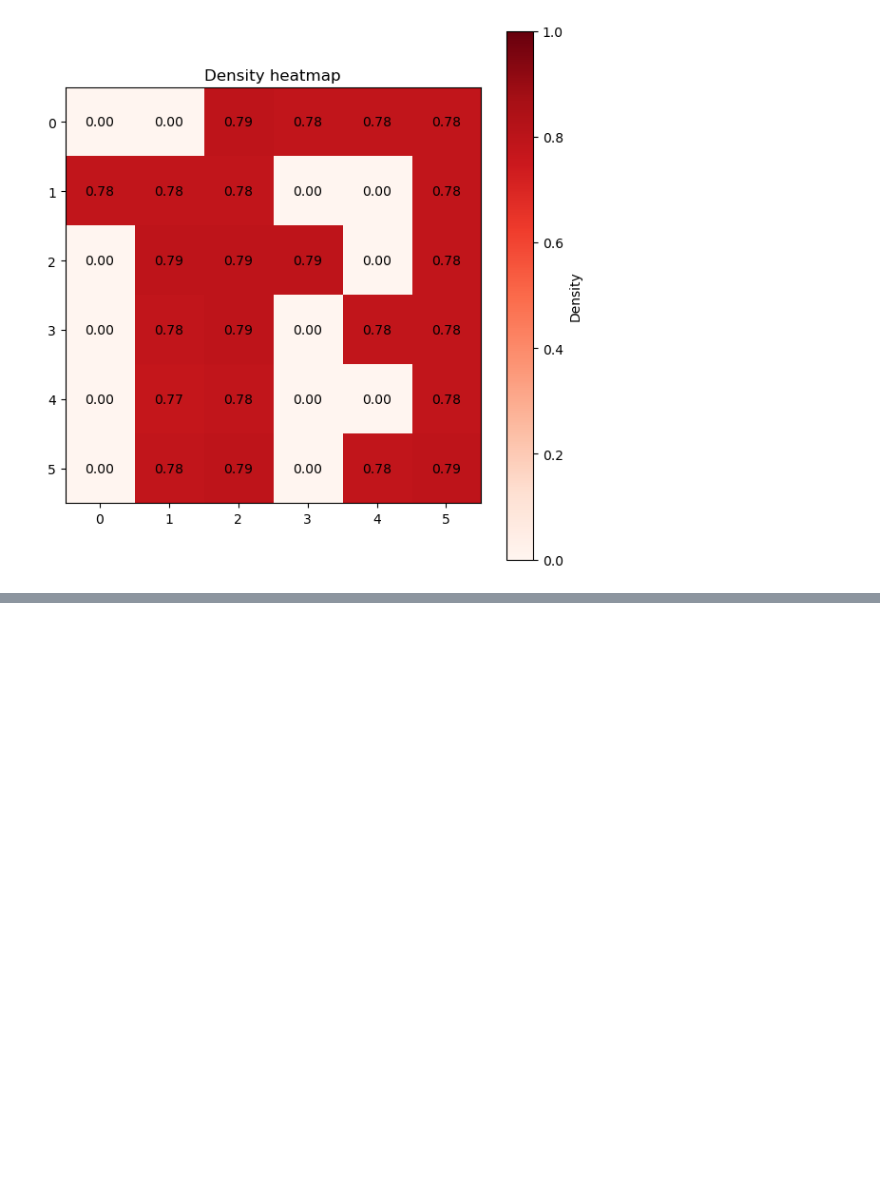
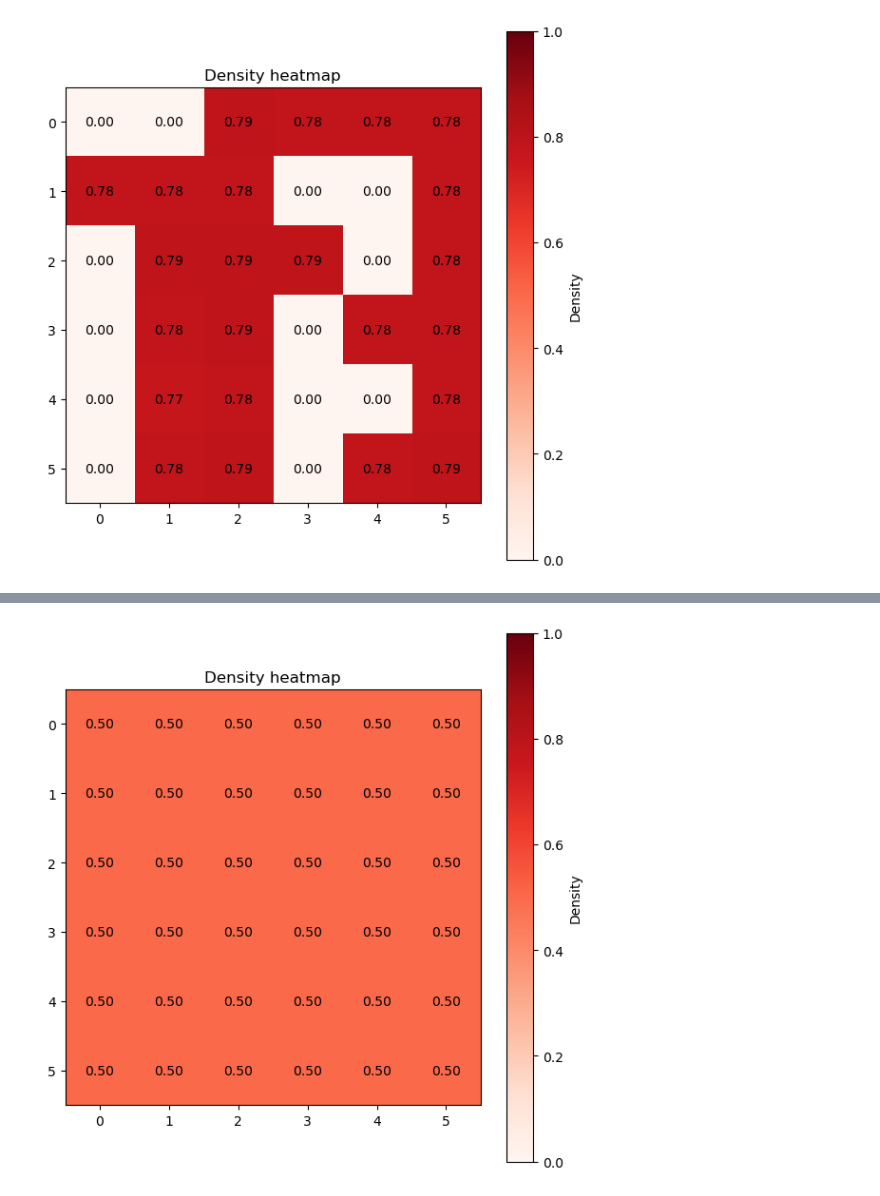
Before and after one commit to TalionS/Schelling-simulation, a Jupyter notebook: Schelling_model.ipynb, the cells around one changed output, grey strips where cells are left out. Cells and saved outputs as stored; diff of their text form; code cells hidden in the pictures; blank space fills up the shorter version.

Commit message:
version1

```diff
--- a/Schelling_model.ipynb
+++ b/Schelling_model.ipynb
@@ -85,7 +89,7 @@ for step in range(max_steps):
     from_block = agent_selector.select_agent_random(occupied)
 
     # 2. Select a target block (must have space)
-    to_block = target_selector.select_target_random(occupied, H)
+    to_block = target_selector.select_target_random_block(occupied, H)
 
     # 3. Check if move is accepted (Δu > 0)
     if move_acceptor.accept_if_personal_utility_improves(occupied[from_block] / H, (occupied[to_block] + 1) / H, utils.triangle_utility):
@@ -138,0 +145,36 @@ utils.plot_density_heatmap(6, 6, occupied / H, title='Density heatmap', xlabel='
+# %%
+# === Parameters ===
+Q = 36        # number of neighborhoods
+H = 100        # capacity per block
+rho0 = 0.5    # initial global density
+max_steps = 100000
+m = 0.0
+alpha = 0.0
+T = 0.01
+# %%
+def version_1(Q, H, rho0, max_steps, m, alpha, T):
+    # === Initialize ===
+    occupied = initialization.init_random(Q, H, rho0)
+    # utils.plot_density_heatmap(6, 6, occupied / H, title='Density heatmap', xlabel='', ylabel='')
+    # === Main loop ===
+    utility_func = lambda x: utils.asymmetric_triangle_utility(x, right_y=m)
+
+    for step in range(max_steps):
+
+        # Stopping criterion
+        if stop_criterion.stop_after_fixed_steps(step, max_steps):
+            print(f"Stopped at step {step}")
+            break
+
+        # 1. Select an agent block (weighted by number of agents)
+        from_block = agent_selector.select_agent_random(occupied)
+
+        # 2. Select a target block (must have space)
+        to_block = target_selector.select_target_random_cell(occupied, H)
+
+        # 3. Check if move is accepted (Δu > 0)
+        if move_acceptor.accept_metropolis(from_block, to_block, occupied, H, utility_func, alpha, T):
+            occupied[from_block] -= 1
+            occupied[to_block] += 1
+
+    return occupied
@@ -138,0 +203,4 @@ utils.plot_density_heatmap(6, 6, occupied / H, title='Density heatmap', xlabel='
+# %%
+utils.plot_density_heatmap(6, 6, version_1(Q, H, rho0, max_steps, m=0.0, alpha=0.3, T=T) / H, title='Density heatmap', xlabel='', ylabel='')
+# %% [output]
+[figure, added]
```
Also changed, not shown: parts of 3 cells of this notebook, 3 other files.
